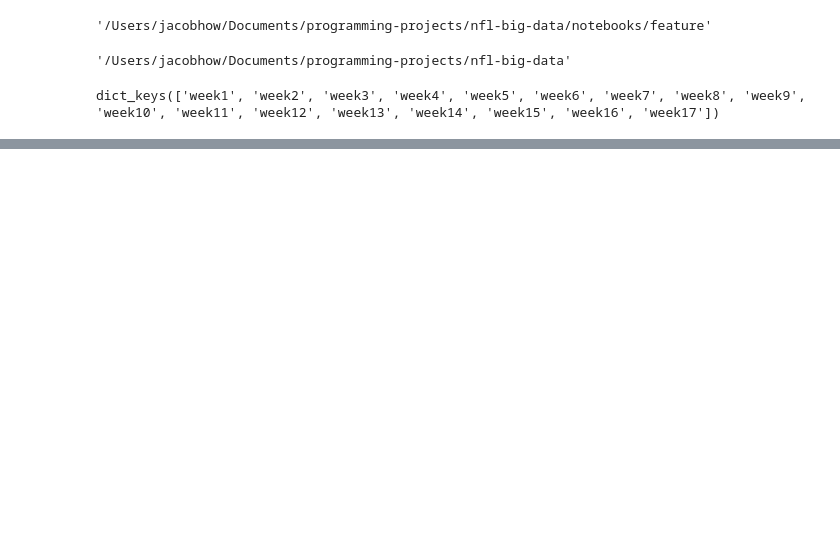
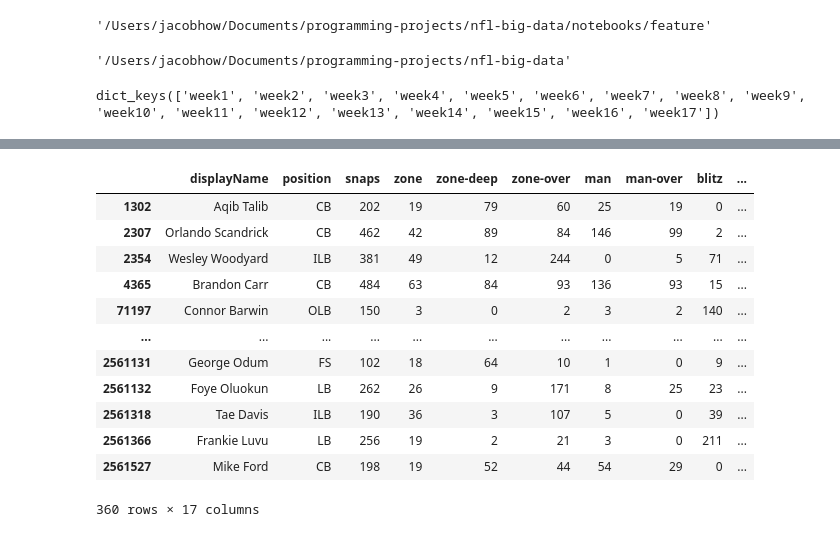
Before and after one commit to jhowenstein/nfl-big-data, a Jupyter notebook: notebooks/feature/Analysis Object Dev.ipynb, the cells around one changed output, grey strips where cells are left out. Drawn from its saved outputs; the diff is of its cells as text; code cells hidden in the pictures; blank space fills up the shorter version.

```diff
--- a/notebooks/feature/Analysis Object Dev.ipynb
+++ b/notebooks/feature/Analysis Object Dev.ipynb
@@ -80,0 +121,26 @@ analysis.teams['SEA'].aggregated_coverages
+# %%
+df = pd.merge(analysis.players[['displayName','position']],df,left_index=True,right_index=True)
+# %%
+SNAP_THRESHOLD = 100
+# %%
+df = df[df['snaps'] > SNAP_THRESHOLD]
+# %%
+coverage_names = ('zone','zone-deep','zone-over','man','man-over','blitz')
+for key in coverage_names:
+    df[f'{key} %'] = ((df[key] / df['snaps']) * 100).round(1)
+# %%
+df
+# %% [output]
+|  | displayName | position | snaps | zone | zone-deep | zone-over | man | man-over | blitz | ... |
+| 1302 | Aqib Talib | CB | 202 | 19 | 79 | 60 | 25 | 19 | 0 | ... |
+| 2307 | Orlando Scandrick | CB | 462 | 42 | 89 | 84 | 146 | 99 | 2 | ... |
+| 2354 | Wesley Woodyard | ILB | 381 | 49 | 12 | 244 | 0 | 5 | 71 | ... |
+| 4365 | Brandon Carr | CB | 484 | 63 | 84 | 93 | 136 | 93 | 15 | ... |
+| 71197 | Connor Barwin | OLB | 150 | 3 | 0 | 2 | 3 | 2 | 140 | ... |
+| ... | ... | ... | ... | ... | ... | ... | ... | ... | ... | ... |
+| 2561131 | George Odum | FS | 102 | 18 | 64 | 10 | 1 | 0 | 9 | ... |
+| 2561132 | Foye Oluokun | LB | 262 | 26 | 9 | 171 | 8 | 25 | 23 | ... |
+| 2561318 | Tae Davis | ILB | 190 | 36 | 3 | 107 | 5 | 0 | 39 | ... |
+| 2561366 | Frankie Luvu | LB | 256 | 19 | 2 | 21 | 3 | 0 | 211 | ... |
+| 2561527 | Mike Ford | CB | 198 | 19 | 52 | 44 | 54 | 29 | 0 | ... |
+360 rows × 17 columns
```
Also changed, not shown: parts of 8 cells of this notebook, 4 other files.
